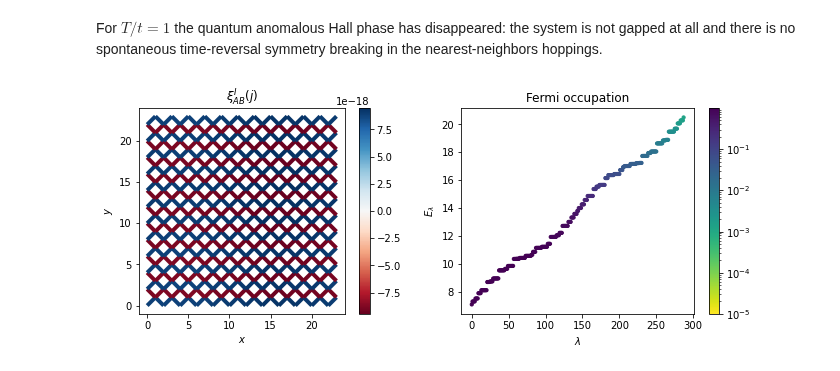
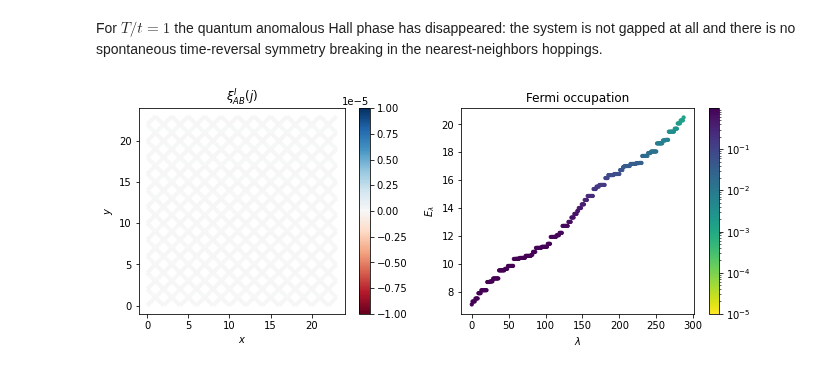
Before and after one commit to SergiJulia94/topological_mott_insulator, a Jupyter notebook: index.ipynb, the cells around one changed output. Cells and saved outputs as stored; diff of their text form; code cells hidden in the pictures.

```diff
--- a/index.ipynb
+++ b/index.ipynb
@@ -384,32 +384,32 @@ for i1 in (range(0,50)):
 
 fig  = plt.figure(figsize=(10, 6/(1.68)))
 gs0 = gridspec.GridSpec(1, 2, left=0.1, right=0.99, top=0.85, bottom=0.05, wspace=0.2)
 
 ax = fig.add_subplot(gs0[0])
 
 segment, color, mini, maxi = plot_bonds(un_mf.pos, un_mf.J_nn, np.imag(un_mf.mfhop_nn))
 ligne = LineCollection(segment,linestyles='solid',
                                 cmap=plt.get_cmap('RdBu'),
-                                array=color, norm=plt.Normalize(-0.01, maxi),
+                                array=color, norm=plt.Normalize(-1E-5, +1E-5),
                                 linewidths=4, rasterized=True)
 
 ax.set_xlim(-1,2*un_mf.nx)
 ax.set_ylim(-1,2*un_mf.ny)
 ax.add_collection(ligne)
 ax.set_xlabel(r'$x$')
 ax.set_ylabel(r'$y$')
 fig.colorbar(ligne)
 ax.set_aspect('equal')
 plt.title(r'$\xi_{AB}^I(j)$')
 
 ax2 = fig.add_subplot(gs0[1])
 weights = np.zeros(np.size(un_mf.energies))+1E-10
 weights[:np.size(un_mf.energies_fermi)] = np.where(un_mf.energies_fermi>1E-10,un_mf.energies_fermi/un_mf.energies[:np.size(un_mf.energies_fermi)],0)
 sc = ax2.scatter(np.arange(0,np.size(un_mf.energies)),un_mf.energies, c=((weights)), cmap='viridis_r', s=10, norm=mpl.colors.LogNorm(vmin=1E-5))
 plt.title(r'Fermi occupation')
 fig.colorbar(sc)
 ax2.set_xlabel(r'$\lambda$')
 ax2.set_ylabel(r'$E_\lambda$')
 plt.show()
 # %% [output]
-[figure, old version]
+[figure, new version]
```
Also changed, not shown: 6 other files.
